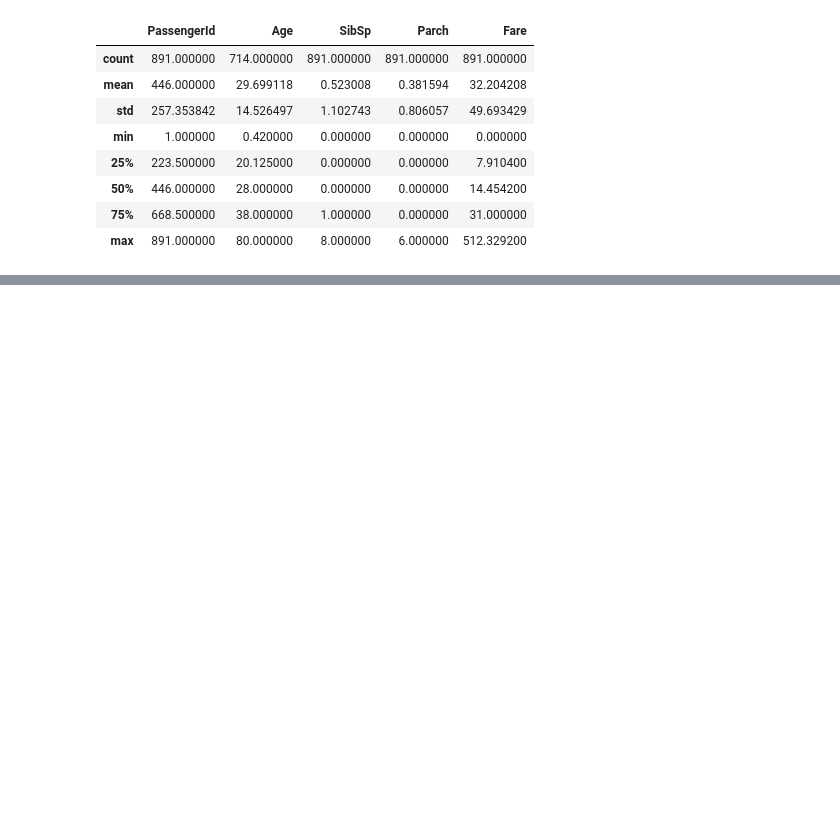
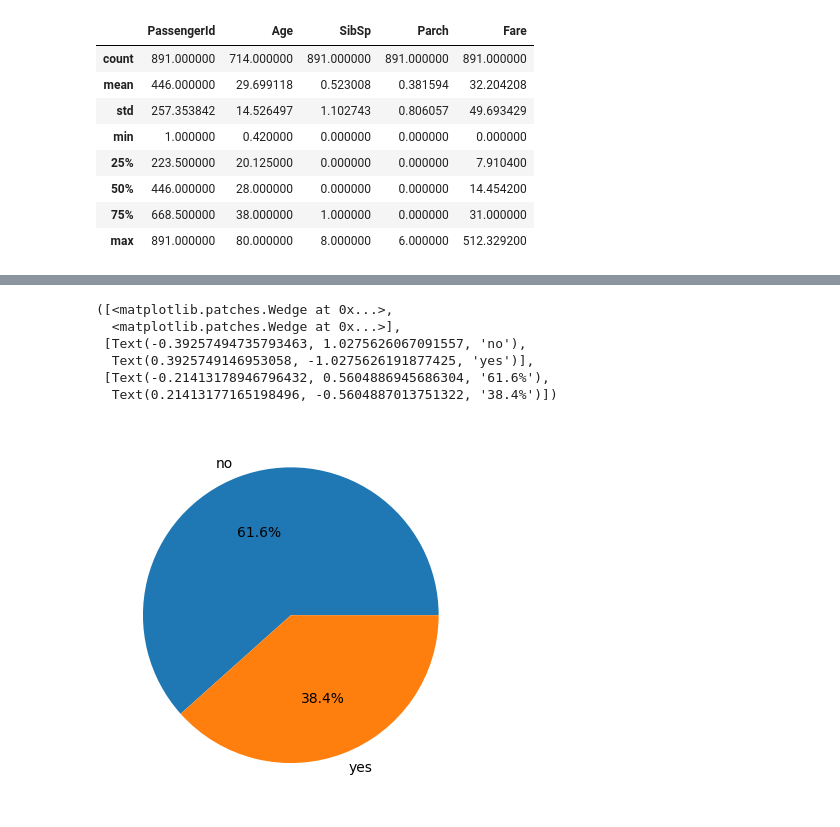
Before and after one commit to roybipro/AI-ML-learning-Phitron, a Jupyter notebook: machine-learning/week-01-eda-and-feature-engineering/moddule-01-exploratory-data-analysis-part-1/eda-p-1.ipynb, the cells around one changed output, grey strips where cells are left out. Cells and saved outputs as stored; diff of their text form; code cells hidden in the pictures; blank space fills up the shorter version.

```diff
--- a/machine-learning/week-01-eda-and-feature-engineering/moddule-01-exploratory-data-analysis-part-1/eda-p-1.ipynb
+++ b/machine-learning/week-01-eda-and-feature-engineering/moddule-01-exploratory-data-analysis-part-1/eda-p-1.ipynb
@@ -94,0 +109,12 @@ df.describe()
+# %%
+survived_count = df['Survived'].value_counts()
+
+plt.pie(survived_count, labels=survived_count.index, autopct='%1.1f%%')
+# %% [output]
+([<matplotlib.patches.Wedge at 0x...>,
+  <matplotlib.patches.Wedge at 0x...>],
+ [Text(-0.39257494735793463, 1.0275626067091557, 'no'),
+  Text(0.3925749146953058, -1.0275626191877425, 'yes')],
+ [Text(-0.21413178946796432, 0.5604886945686304, '61.6%'),
+  Text(0.21413177165198496, -0.5604887013751322, '38.4%')])
+[figure, added]
```
Also changed, not shown: parts of 4 cells of this notebook.
